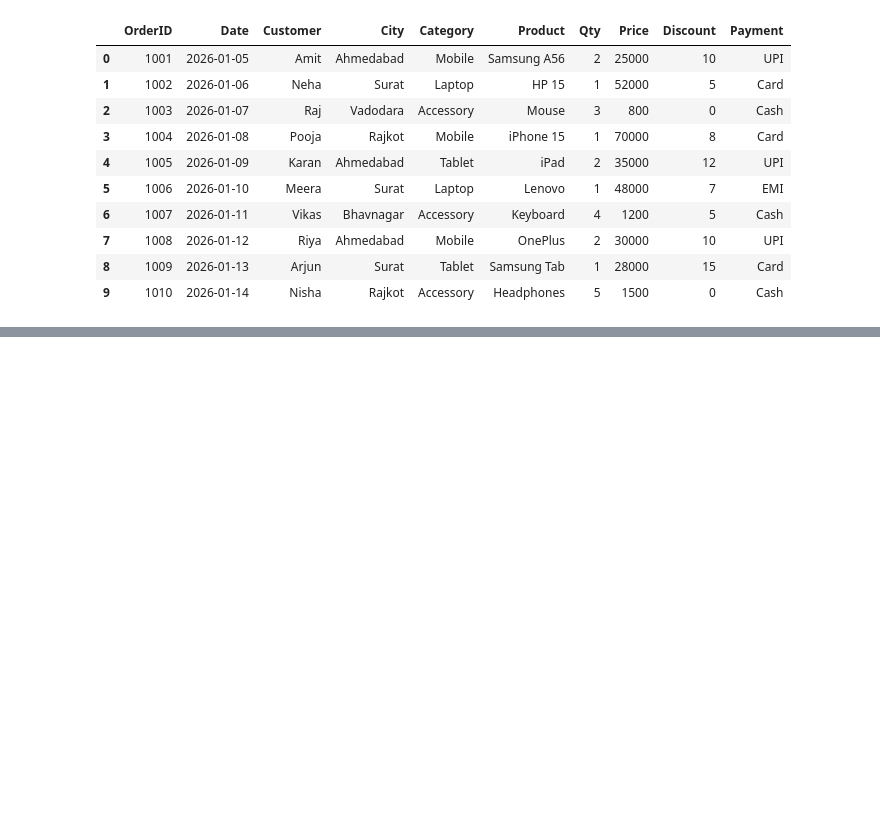
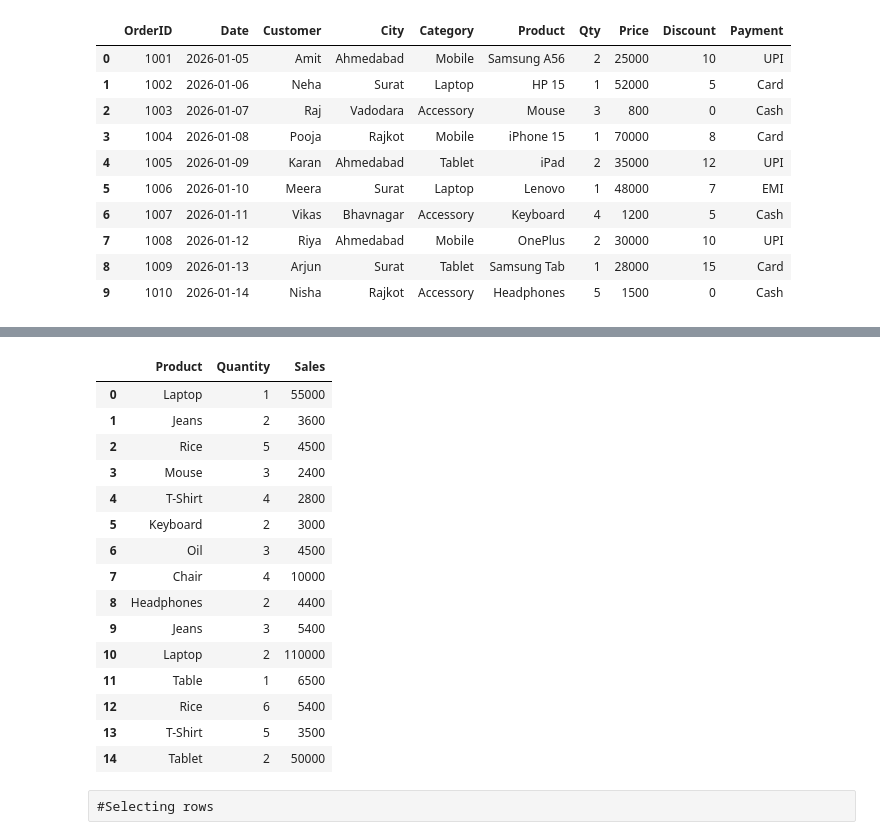
Before and after one commit to karanrathod232004/Pandas, a Jupyter notebook: Day3_Data selection & Filtering.ipynb, the cells around one changed output, grey strips where cells are left out. Saved outputs shown, nothing was run; the diff lists cells and outputs as text; code cells hidden in the pictures; blank space fills up the shorter version.

```diff
--- a/Day3_Data selection & Filtering.ipynb
+++ b/Day3_Data selection & Filtering.ipynb
@@ -330,0 +389,22 @@ df1[df1["Price"] >= 50000]
+# %%
+#Select product,quentity,sales columns
+df[["Product","Quantity","Sales"]]
+# %% [output]
+|  | Product | Quantity | Sales |
+| 0 | Laptop | 1 | 55000 |
+| 1 | Jeans | 2 | 3600 |
+| 2 | Rice | 5 | 4500 |
+| 3 | Mouse | 3 | 2400 |
+| 4 | T-Shirt | 4 | 2800 |
+| 5 | Keyboard | 2 | 3000 |
+| 6 | Oil | 3 | 4500 |
+| 7 | Chair | 4 | 10000 |
+| 8 | Headphones | 2 | 4400 |
+| 9 | Jeans | 3 | 5400 |
+| 10 | Laptop | 2 | 110000 |
+| 11 | Table | 1 | 6500 |
+| 12 | Rice | 6 | 5400 |
+| 13 | T-Shirt | 5 | 3500 |
+| 14 | Tablet | 2 | 50000 |
+# %% [raw]
+#Selecting rows
```
Also changed, not shown: parts of 43 cells of this notebook.
